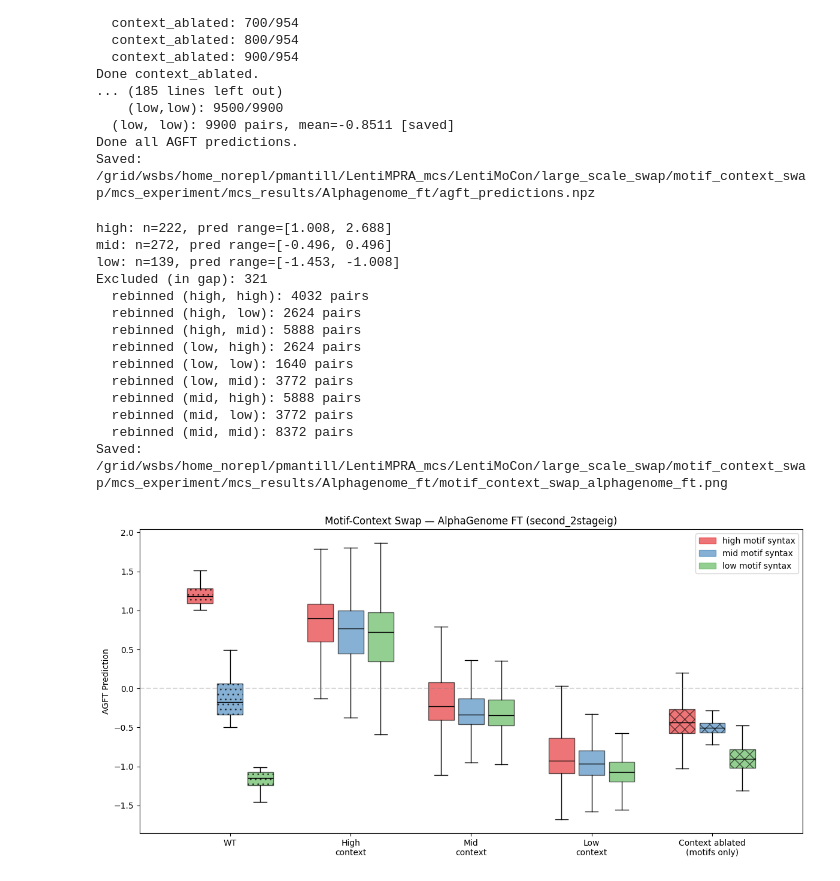
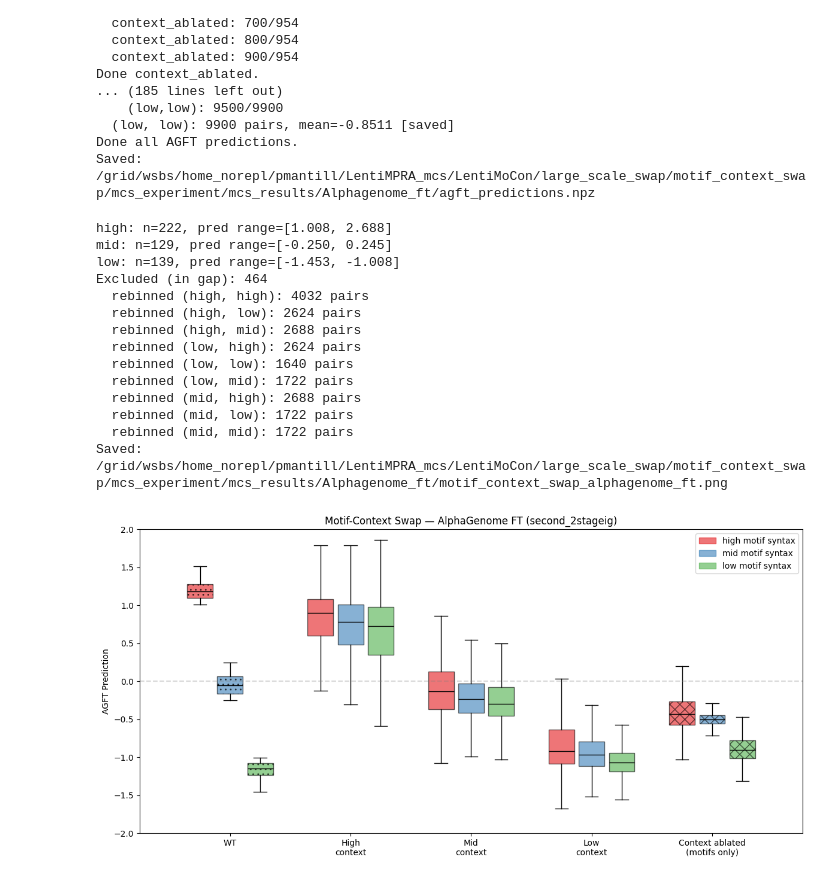
Before and after one commit to pabmantilla/LentiMoCon, a Jupyter notebook: large_scale_swap/motif_context_swap/mcs_experiment/scripts/agft_mcs_predictions.ipynb, the cells around one changed output. Cells and saved outputs as stored; diff of their text form; code cells hidden in the pictures.

```diff
--- a/large_scale_swap/motif_context_swap/mcs_experiment/scripts/agft_mcs_predictions.ipynb
+++ b/large_scale_swap/motif_context_swap/mcs_experiment/scripts/agft_mcs_predictions.ipynb
@@ -266,7 +266,7 @@ for sid in annotated_ids:
     p = wt_pred_map[sid]
     if p > 1:
         pred_bin_map[sid] = 'high'
-    elif -0.5 <= p <= 0.5:
+    elif -0.25 <= p <= 0.25:
         pred_bin_map[sid] = 'mid'
     elif p < -1:
         pred_bin_map[sid] = 'low'
@@ -346,38 +346,39 @@ for motif_bin in BINS:
             patch.set_hatch('..')
             patch.set_edgecolor('black')
             patch.set_linewidth(1.0)
         elif ci == CA_IDX:
             patch.set_hatch('xx')
             patch.set_edgecolor('black')
             patch.set_linewidth(1.0)
 
 ax.set_xticks(range(n_conditions))
 ax.set_xticklabels(x_labels)
 ax.set_ylabel('AGFT Prediction')
 ax.set_title('Motif-Context Swap — AlphaGenome FT (second_2stageig)')
+ax.set_ylim(-2,2)
 
 handles = [mpatches.Patch(color=BIN_COLORS[b], alpha=0.6, label=f'{b} motif syntax') for b in BINS]
 ax.legend(handles=handles, loc='upper right')
 ax.axhline(y=0, color='grey', linestyle='--', alpha=0.3)
 
 fig.tight_layout()
 #plt.show()
 
 fig.savefig(OUT_DIR / 'motif_context_swap_alphagenome_ft.png', dpi=150, bbox_inches='tight')
 print(f'Saved: {OUT_DIR}/motif_context_swap_alphagenome_ft.png')
 # %% [output]
 high: n=222, pred range=[1.008, 2.688]
-mid: n=272, pred range=[-0.496, 0.496]
+mid: n=129, pred range=[-0.250, 0.245]
 low: n=139, pred range=[-1.453, -1.008]
-Excluded (in gap): 321
+Excluded (in gap): 464
   rebinned (high, high): 4032 pairs
   rebinned (high, low): 2624 pairs
-  rebinned (high, mid): 5888 pairs
+  rebinned (high, mid): 2688 pairs
   rebinned (low, high): 2624 pairs
   rebinned (low, low): 1640 pairs
-  rebinned (low, mid): 3772 pairs
-  rebinned (mid, high): 5888 pairs
-  rebinned (mid, low): 3772 pairs
-  rebinned (mid, mid): 8372 pairs
+  rebinned (low, mid): 1722 pairs
+  rebinned (mid, high): 2688 pairs
+  rebinned (mid, low): 1722 pairs
+  rebinned (mid, mid): 1722 pairs
 Saved: /grid/wsbs/home_norepl/pmantill/LentiMPRA_mcs/LentiMoCon/large_scale_swap/motif_context_swap/mcs_experiment/mcs_results/Alphagenome_ft/motif_context_swap_alphagenome_ft.png
-[figure, old version]
+[figure, new version]
```
Also changed, not shown: 2 other files.
